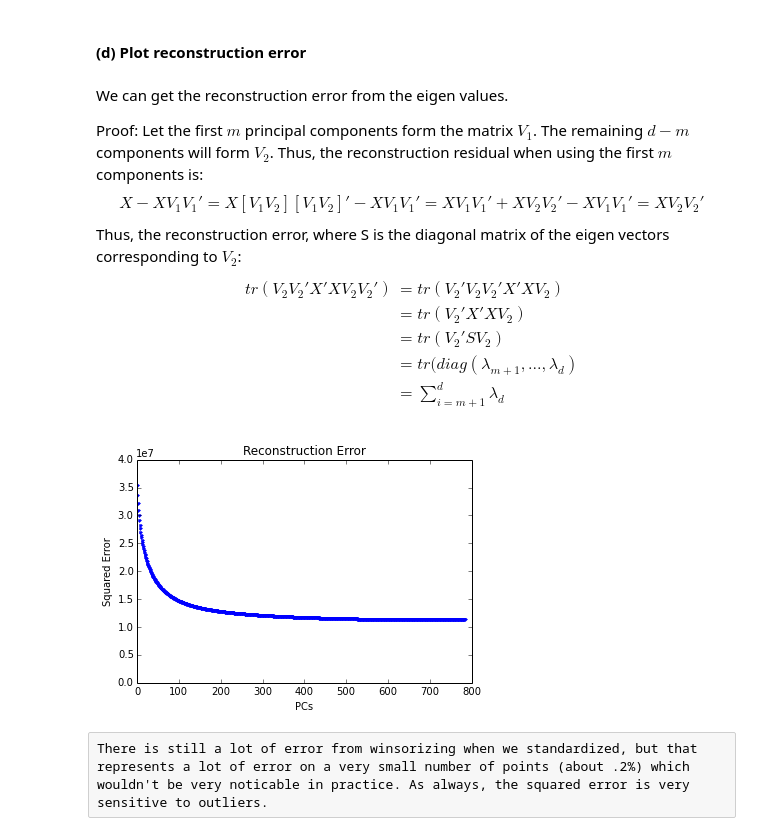
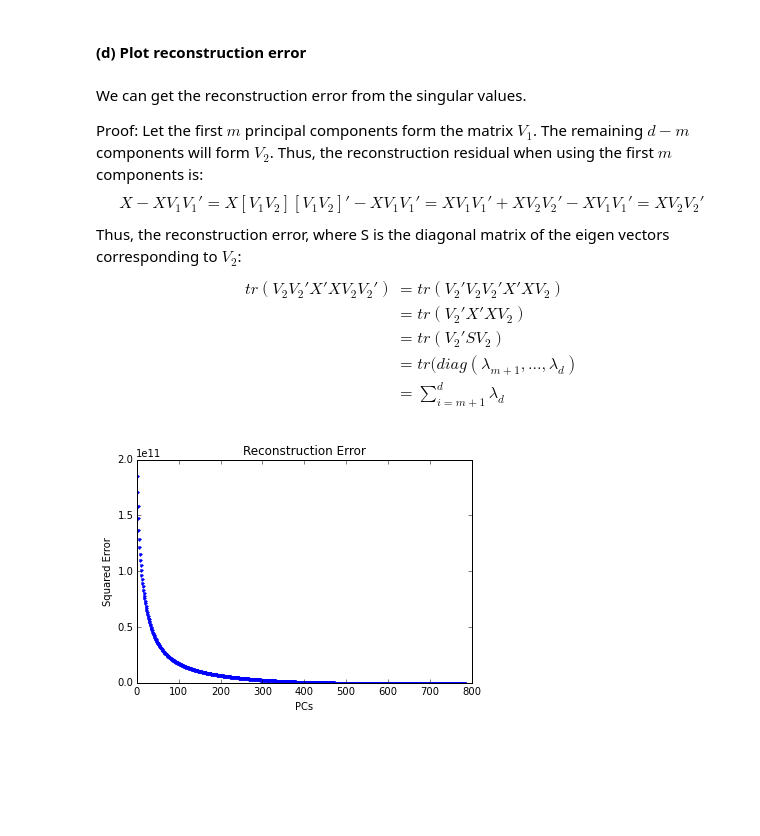
Before and after one commit to ajmaurer/Chicago-Course-Work, a Jupyter notebook: stat376/assn2_digits_pca.ipynb, the cells around one changed output. Cells and saved outputs as stored; diff of their text form; code cells hidden in the pictures; blank space fills up the shorter version.

```diff
--- a/stat376/assn2_digits_pca.ipynb
+++ b/stat376/assn2_digits_pca.ipynb
@@ -47,12 +47,11 @@ Often one would want to use robust estimates of mean and variance to standardize
 # Rows are images, columns are pixels
 images,pixels = imgMatrix.shape
 
-# Standardize. Since some cells have low standard deviation, I winsorize
+# De-mean. This data is already pretty standardized, so dividing by the standard deviation is silly
 pixMeans = np.mean(imgMatrix,axis=0)
-pixSDs   = np.max(np.vstack((np.std(imgMatrix,axis=0),np.ones(pixels)/100)),axis=0) # When SD=0, set it to .01 so we don't divide by 0
 
 # Winsorize the extreme values
-standMatrix = np.minimum((imgMatrix-pixMeans)/pixSDs,5*np.ones((images,pixels)))
+standMatrix = imgMatrix-pixMeans
 
 # When I'm running this on my home computer, I run out of memory trying to do SVD
 if AWS:
@@ -134,7 +131,7 @@ The top few principal components are generally capturing the biggest distinction
 # %% [markdown]
 #### (d) Plot reconstruction error
 # %% [markdown]
-We can get the reconstruction error from the eigen values.
+We can get the reconstruction error from the singular values.
 
 Proof:
 Let the first $m$ principal components form the matrix $V_1$. The remaining $d-m$ components will form $V_2$. Thus, the reconstruction residual when using the first $m$ components is:
@@ -150,20 +147,14 @@ tr(V_2V_2'X'XV_2V_2') &= tr(V_2'V_2V_2'X'XV_2) \\
 # %%
 # Full PC representation of all data points
 #rotatedMatrix = np.dot(standMatrix,V)
 
-# We lost a little bit of data by standardizing, here we get the actual amount
-standardizationError = np.sum(((imgMatrix-pixMeans)/pixSDs - standMatrix)**2)
-
-# Now, the reconstruction error is just the sum of the singular values corresponding to the unused PCs plus the standardization error
-reconError = np.sum(s) - np.cumsum(s) + standardizationError
+# The reconstruction error is just the sum of the singular values corresponding to the unused PCs
+reconError = np.sum(s) - np.cumsum(s)
 
 plt.plot(range(0,pixels),reconError,'.')
 plt.title('Reconstruction Error');
-plt.axis([0,800,0,40000000])
 plt.xlabel('PCs')
 plt.ylabel('Squared Error')
 plt.show()
 # %% [output]
-[figure, old version]
+[figure, new version]
-# %% [raw]
-There is still a lot of error from winsorizing when we standardized, but that represents a lot of error on a very small number of points (about .2%) which wouldn't be very noticable in practice. As always, the squared error is very sensitive to outliers.
```
Also changed, not shown: parts of 7 cells of this notebook.
